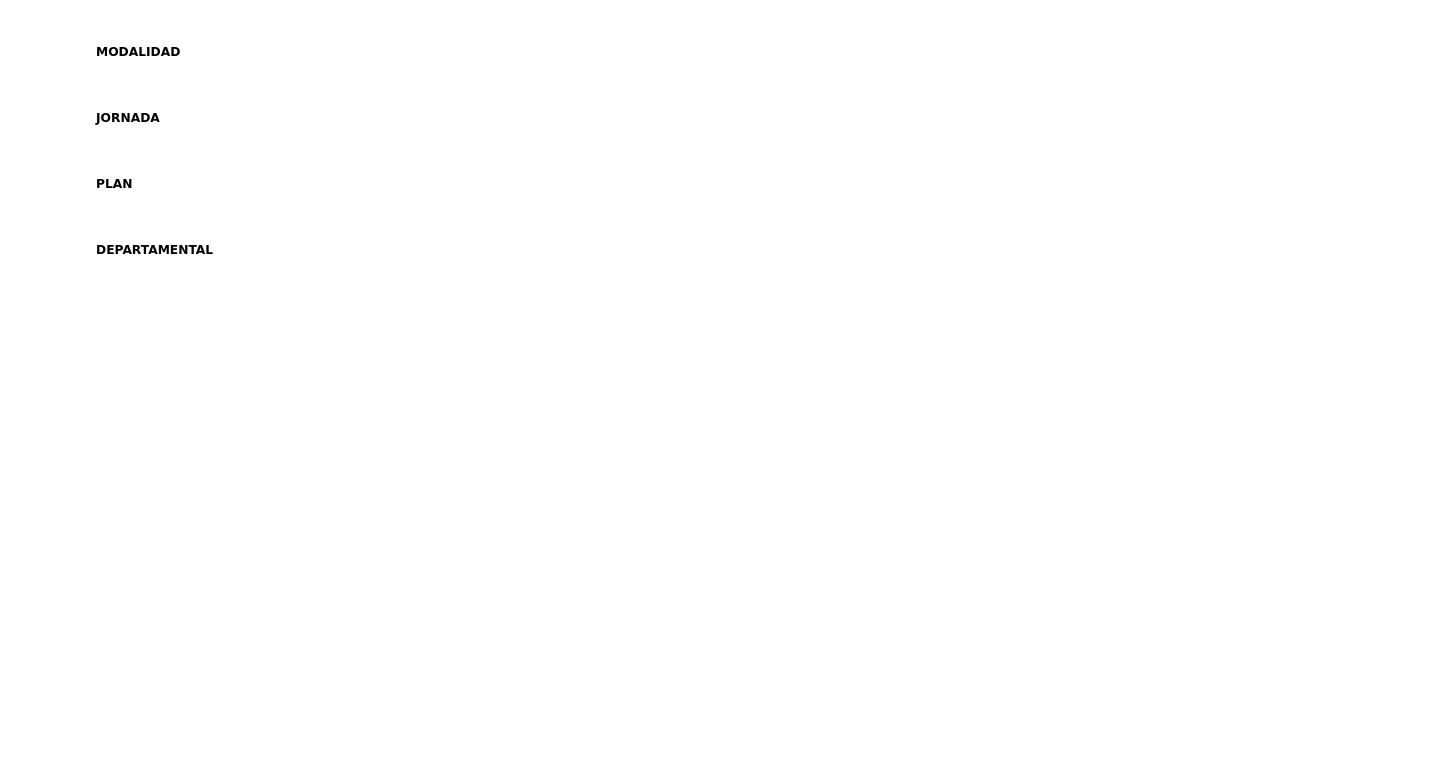
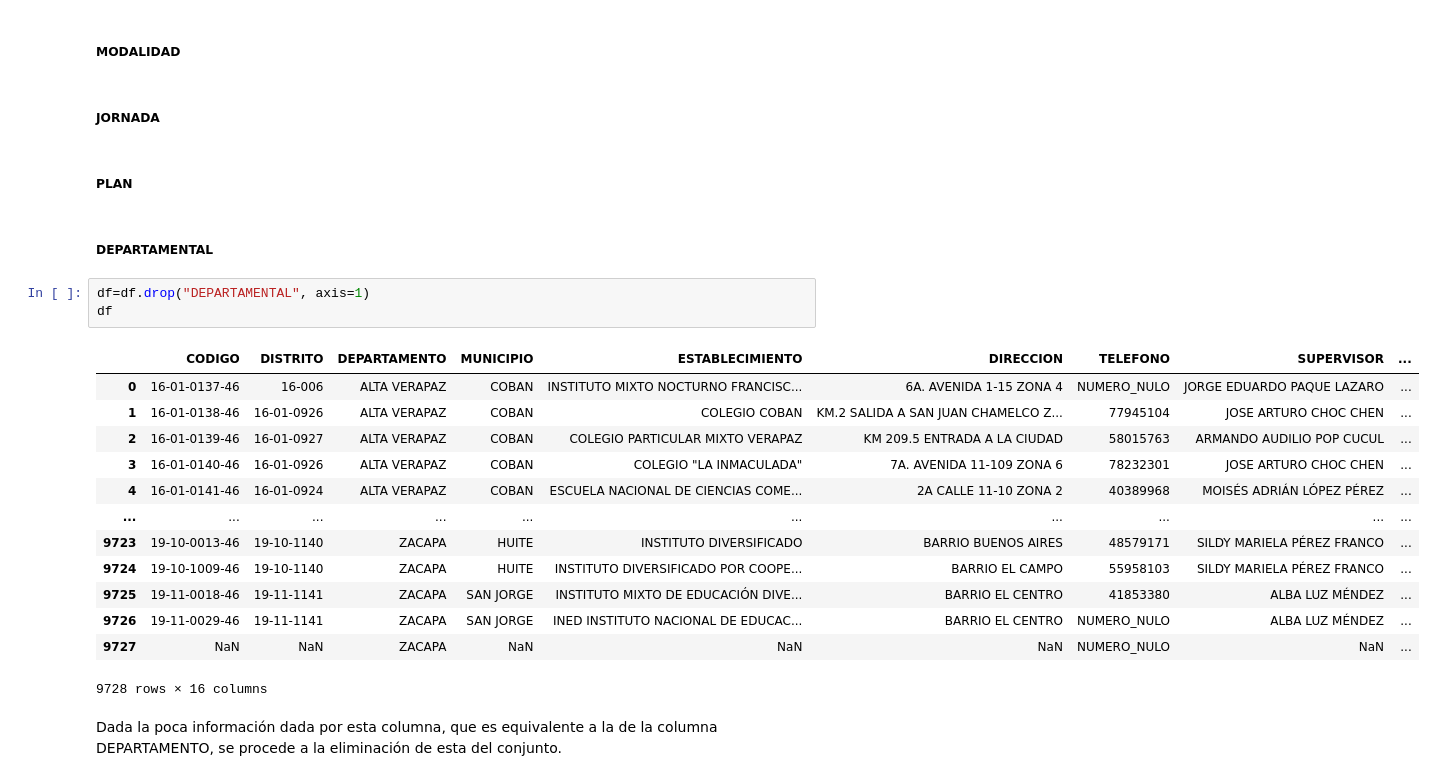
Before and after one commit to ricrod01/PROYECTO_1_DS, a Jupyter notebook: AVANCES.ipynb, the cells around one changed output. Saved outputs shown, nothing was run; the diff lists cells and outputs as text; blank space fills up the shorter version.

Commit message:
Limpieza columna departamental

```diff
--- a/AVANCES.ipynb
+++ b/AVANCES.ipynb
@@ -351,3 +351,22 @@ Se han reemplazado las casillas con valores NaN con "DIVERSIFICADO", ya que el c
 ##### PLAN
 # %% [markdown]
 ##### DEPARTAMENTAL
+# %%
+df=df.drop("DEPARTAMENTAL", axis=1)
+df
+# %% [output]
+|  | CODIGO | DISTRITO | DEPARTAMENTO | MUNICIPIO | ESTABLECIMIENTO | DIRECCION | TELEFONO | SUPERVISOR | ... |
+| 0 | 16-01-0137-46 | 16-006 | ALTA VERAPAZ | COBAN | INSTITUTO MIXTO NOCTURNO FRANCISC... | 6A. AVENIDA 1-15 ZONA 4 | NUMERO_NULO | JORGE EDUARDO PAQUE LAZARO | ... |
+| 1 | 16-01-0138-46 | 16-01-0926 | ALTA VERAPAZ | COBAN | COLEGIO COBAN | KM.2 SALIDA A SAN JUAN CHAMELCO Z... | 77945104 | JOSE ARTURO CHOC CHEN | ... |
+| 2 | 16-01-0139-46 | 16-01-0927 | ALTA VERAPAZ | COBAN | COLEGIO PARTICULAR MIXTO VERAPAZ | KM 209.5 ENTRADA A LA CIUDAD | 58015763 | ARMANDO AUDILIO POP CUCUL | ... |
+| 3 | 16-01-0140-46 | 16-01-0926 | ALTA VERAPAZ | COBAN | COLEGIO "LA INMACULADA" | 7A. AVENIDA 11-109 ZONA 6 | 78232301 | JOSE ARTURO CHOC CHEN | ... |
+| 4 | 16-01-0141-46 | 16-01-0924 | ALTA VERAPAZ | COBAN | ESCUELA NACIONAL DE CIENCIAS COME... | 2A CALLE 11-10 ZONA 2 | 40389968 | MOISÉS ADRIÁN LÓPEZ PÉREZ | ... |
+| ... | ... | ... | ... | ... | ... | ... | ... | ... | ... |
+| 9723 | 19-10-0013-46 | 19-10-1140 | ZACAPA | HUITE | INSTITUTO DIVERSIFICADO | BARRIO BUENOS AIRES | 48579171 | SILDY MARIELA PÉREZ FRANCO | ... |
+| 9724 | 19-10-1009-46 | 19-10-1140 | ZACAPA | HUITE | INSTITUTO DIVERSIFICADO POR COOPE... | BARRIO EL CAMPO | 55958103 | SILDY MARIELA PÉREZ FRANCO | ... |
+| 9725 | 19-11-0018-46 | 19-11-1141 | ZACAPA | SAN JORGE | INSTITUTO MIXTO DE EDUCACIÓN DIVE... | BARRIO EL CENTRO | 41853380 | ALBA LUZ MÉNDEZ | ... |
+| 9726 | 19-11-0029-46 | 19-11-1141 | ZACAPA | SAN JORGE | INED INSTITUTO NACIONAL DE EDUCAC... | BARRIO EL CENTRO | NUMERO_NULO | ALBA LUZ MÉNDEZ | ... |
+| 9727 | NaN | NaN | ZACAPA | NaN | NaN | NaN | NUMERO_NULO | NaN | ... |
+9728 rows × 16 columns
+# %% [markdown]
+Dada la poca información dada por esta columna, que es equivalente a la de la columna DEPARTAMENTO, se procede a la eliminación de esta del conjunto.
```
